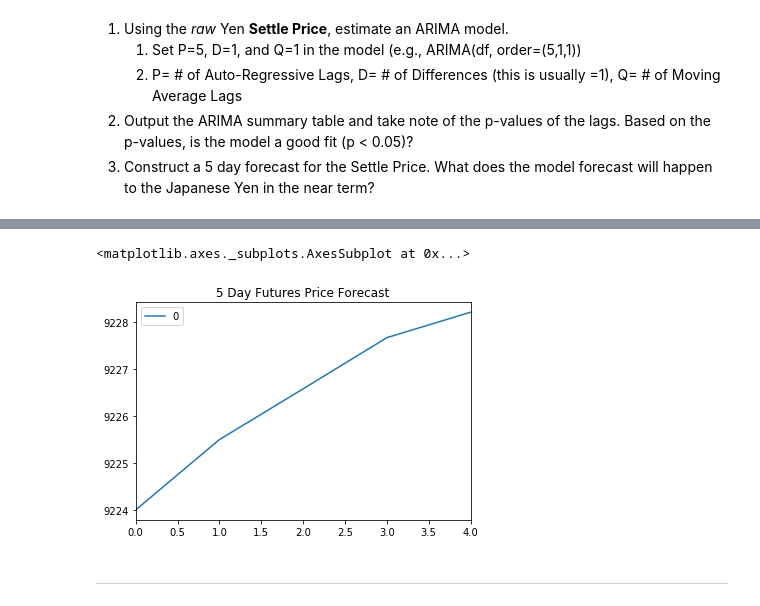
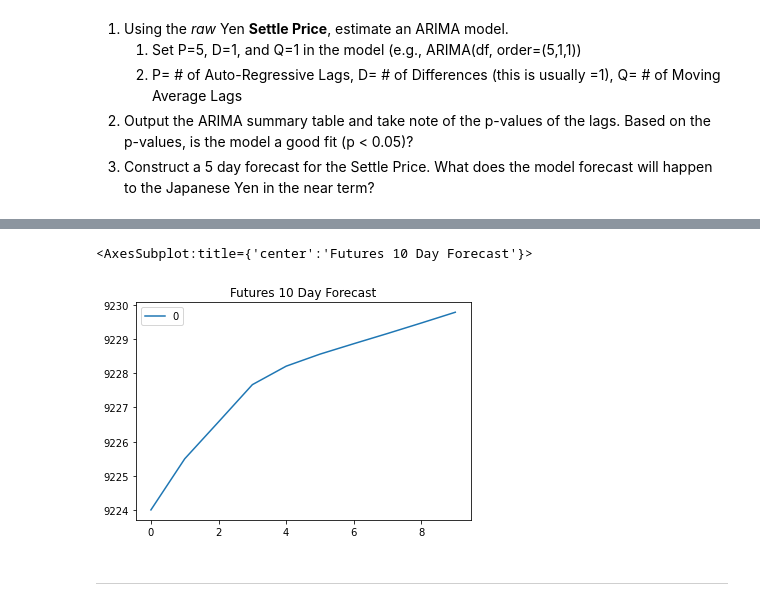
Before and after one commit to Lucas-Shaiman/time_series_homework, a Jupyter notebook: Starter_Code/time_series_analysis.ipynb, the cells around one changed output, grey strips where cells are left out. Cells and saved outputs as stored; diff of their text form; code cells hidden in the pictures.

```diff
--- a/Starter_Code/time_series_analysis.ipynb
+++ b/Starter_Code/time_series_analysis.ipynb
@@ -199,5 +199,5 @@ from statsmodels.tsa.arima_model import ARIMA
 # Hint: ARIMA(df, order=(p, d, q))
 # YOUR CODE HERE!
 
-model = ARIMA(yen_futures['Settle'], order=(5, 1, 1), freq="MS")
+model = ARIMA(yen_futures['Settle'], order=(5, 1, 1))
 # %% [output]
@@ -206,4 +223,4 @@ ValueError: The given frequency argument could not be matched to the given index
 # Fit the model
 # YOUR CODE HERE!
 
-results = model.fit(method_kwargs={'maxiter':200})
+results = model.fit()
@@ -238,9 +286,10 @@ Roots
 # %%
 # Plot the 5 Day Price Forecast
 # YOUR CODE HERE!
+pd.DataFrame(results.forecast(steps=10)[0]).plot(title="Futures 10 Day Forecast")
 # %% [output]
-<matplotlib.axes._subplots.AxesSubplot at 0x...>
+<AxesSubplot:title={'center':'Futures 10 Day Forecast'}>
-[figure, old version]
+[figure, new version]
 # %% [markdown]
 ---
 # %% [markdown]
```
Also changed, not shown: parts of 11 cells of this notebook, 1 other file.
